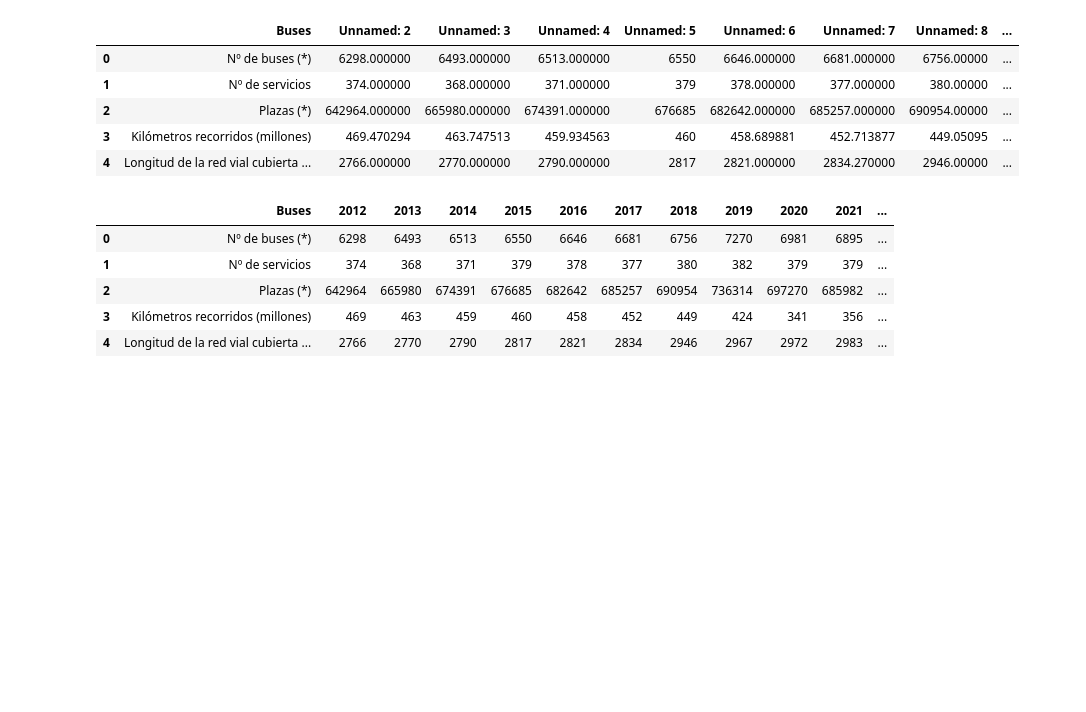
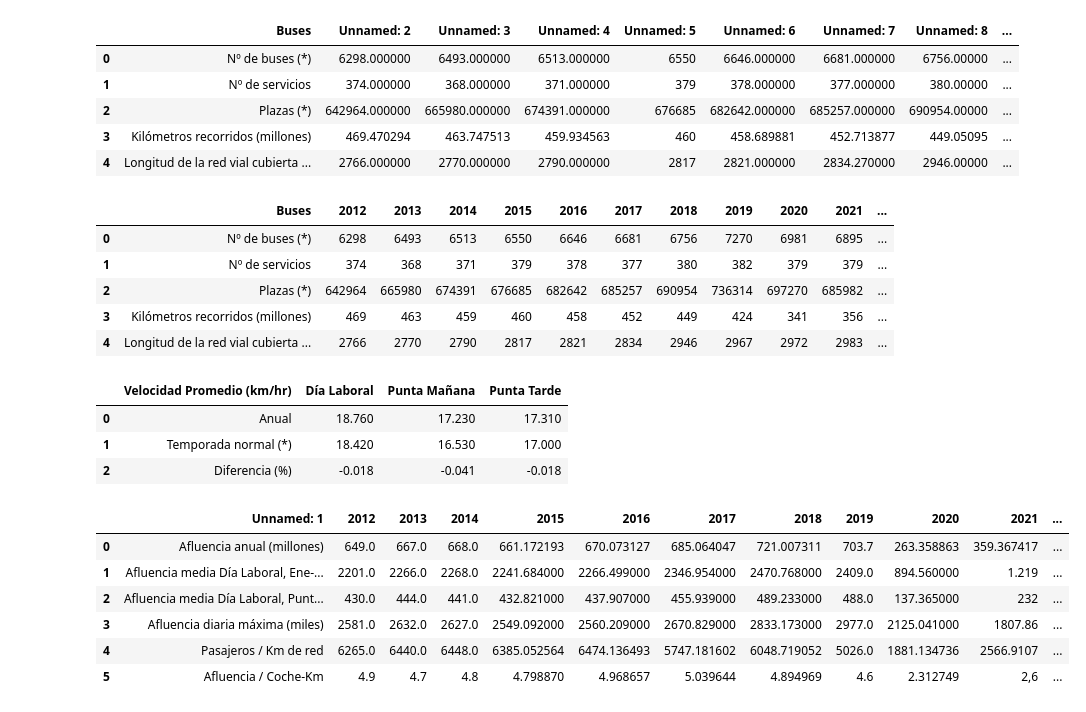
Before and after one commit to canija2000/IMT2200-Proyecto-Grupal, a Jupyter notebook: data.ipynb, the cells around one changed output. Drawn from its saved outputs; the diff is of its cells as text; code cells hidden in the pictures; blank space fills up the shorter version.

```diff
--- a/data.ipynb
+++ b/data.ipynb
@@ -390,3 +394,11 @@ numero_metros_por_a.columns = ['Metro', '2012', '2013', '2014', '2015', '2016',
 for col in numero_metros_por_a.columns[1:]:
     numero_metros_por_a[col] = numero_metros_por_a[col].astype(int)
 numero_buses_por_a.to_csv('data/DTP_CSV/TABLA-NUMERO-METROS-POR-AÑO.csv', index=False)
+# %%
+velocidad_promedio = pd.read_excel(DTP_RAW_TABLAS, sheet_name='T6.5', skiprows=2, usecols='B:E', nrows=3)
+velocidad_promedio.head()
+# %% [output]
+|  | Velocidad Promedio (km/hr) | Día Laboral | Punta Mañana | Punta Tarde |
+| 0 | Anual | 18.760 | 17.230 | 17.310 |
+| 1 | Temporada normal (*) | 18.420 | 16.530 | 17.000 |
+| 2 | Diferencia (%) | -0.018 | -0.041 | -0.018 |
@@ -392,0 +407,11 @@ numero_buses_por_a.to_csv('data/DTP_CSV/TABLA-NUMERO-METROS-POR-AÑO.csv', index
+# %%
+afluencia = pd.read_excel(DTP_RAW_TABLAS, sheet_name='T7.5', skiprows=2, usecols='B:N', nrows=6)
+afluencia.head(6)
+# %% [output]
+|  | Unnamed: 1 | 2012 | 2013 | 2014 | 2015 | 2016 | 2017 | 2018 | 2019 | 2020 | 2021 | ... |
+| 0 | Afluencia anual (millones) | 649.0 | 667.0 | 668.0 | 661.172193 | 670.073127 | 685.064047 | 721.007311 | 703.7 | 263.358863 | 359.367417 | ... |
+| 1 | Afluencia media Día Laboral, Ene-... | 2201.0 | 2266.0 | 2268.0 | 2241.684000 | 2266.499000 | 2346.954000 | 2470.768000 | 2409.0 | 894.560000 | 1.219 | ... |
+| 2 | Afluencia media Día Laboral, Punt... | 430.0 | 444.0 | 441.0 | 432.821000 | 437.907000 | 455.939000 | 489.233000 | 488.0 | 137.365000 | 232 | ... |
+| 3 | Afluencia diaria máxima (miles) | 2581.0 | 2632.0 | 2627.0 | 2549.092000 | 2560.209000 | 2670.829000 | 2833.173000 | 2977.0 | 2125.041000 | 1807.86 | ... |
+| 4 | Pasajeros / Km de red | 6265.0 | 6440.0 | 6448.0 | 6385.052564 | 6474.136493 | 5747.181602 | 6048.719052 | 5026.0 | 1881.134736 | 2566.9107 | ... |
+| 5 | Afluencia / Coche-Km | 4.9 | 4.7 | 4.8 | 4.798870 | 4.968657 | 5.039644 | 4.894969 | 4.6 | 2.312749 | 2,6 | ... |
```
Also changed, not shown: parts of 18 cells of this notebook, 9 other files.
